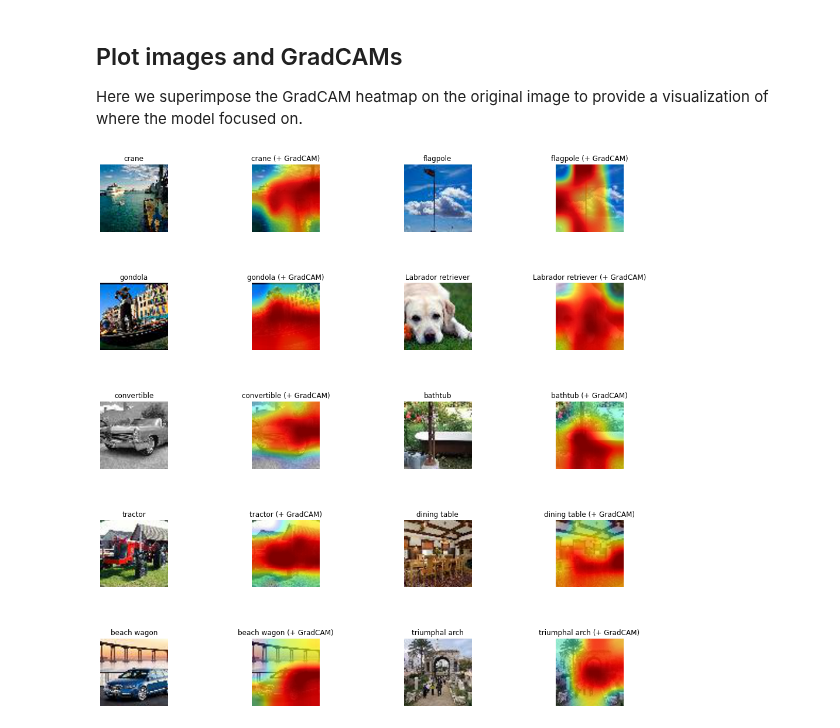
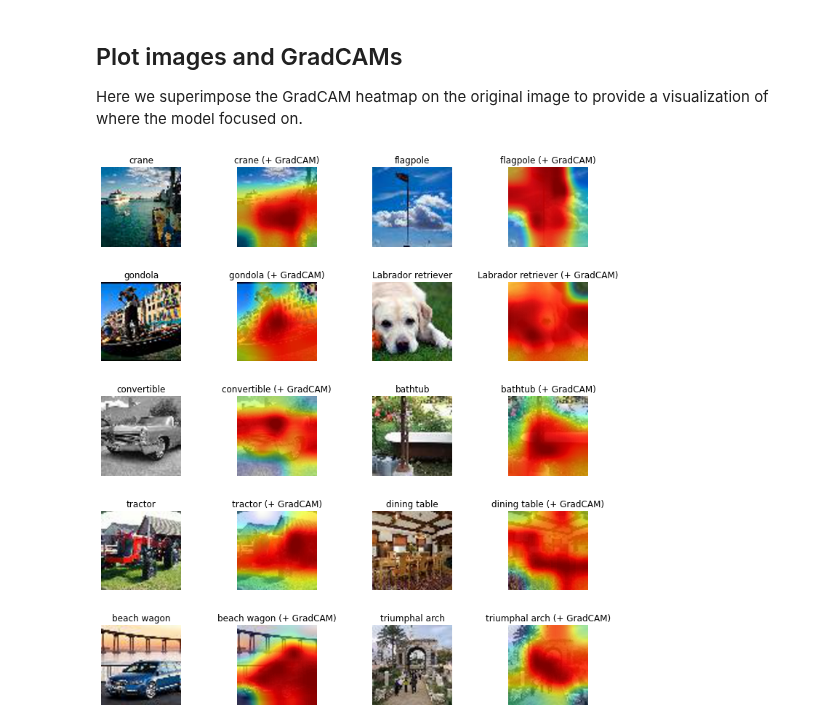
Before and after one commit to thushv89/manning_tf2_in_action, a Jupyter notebook: Ch07/7.3.Interpreting_CNNs_GradCAM.ipynb, the cells around one changed output. Drawn from its saved outputs; the diff is of its cells as text; code cells hidden in the pictures.

```diff
--- a/Ch07/7.3.Interpreting_CNNs_GradCAM.ipynb
+++ b/Ch07/7.3.Interpreting_CNNs_GradCAM.ipynb
@@ -298,33 +298,33 @@ from matplotlib.colors import LinearSegmentedColormap
 ncolors = 256
 cmap_name = 'jet'
 color_array = plt.get_cmap(cmap_name)(range(ncolors))
 # change alpha values
 color_array[:,-1] = np.linspace(0.0,1.0,ncolors)
 # create a colormap object
 map_object = LinearSegmentedColormap.from_list(name='{}_alpha'.format(cmap_name),colors=color_array)
 # register this new colormap with matplotlib
 plt.register_cmap(cmap=map_object)
 
 # Define figure
-f, axes = plt.subplots(5, 4, figsize=(16,18))
-plt.subplots_adjust(wspace=1.25)
+f, axes = plt.subplots(5, 4, figsize=(12,14))
+plt.subplots_adjust(wspace=0.7)
 
 for i, (k, v) in enumerate(grad_info.items()):
 
     cam = np.array(Image.fromarray(v["gradcam"].numpy()).resize((224,224)))
     orig_image = ((v["image"][0]+1)*127.5).astype('uint8')
     offset = 2*(i%2)
 
     # Plotting each image
     axes[i//2][offset].imshow(orig_image)
     # Plotting w GradCAM
     axes[i//2][offset+1].imshow(orig_image)
     axes[i//2][offset+1].imshow(cam,cmap='{}_alpha'.format(cmap_name))
 
     # Set labels and turning off axes
     axes[i//2][offset].set_title(v["label"].split(',')[0])
     axes[i//2][offset+1].set_title(v["label"].split(',')[0] + " (+ GradCAM)")
     axes[i//2][offset].axis('off')
     axes[i//2][offset+1].axis('off')
 # %% [output]
-[figure, old version]
+[figure, new version]
```
Also changed, not shown: 2 other files.
